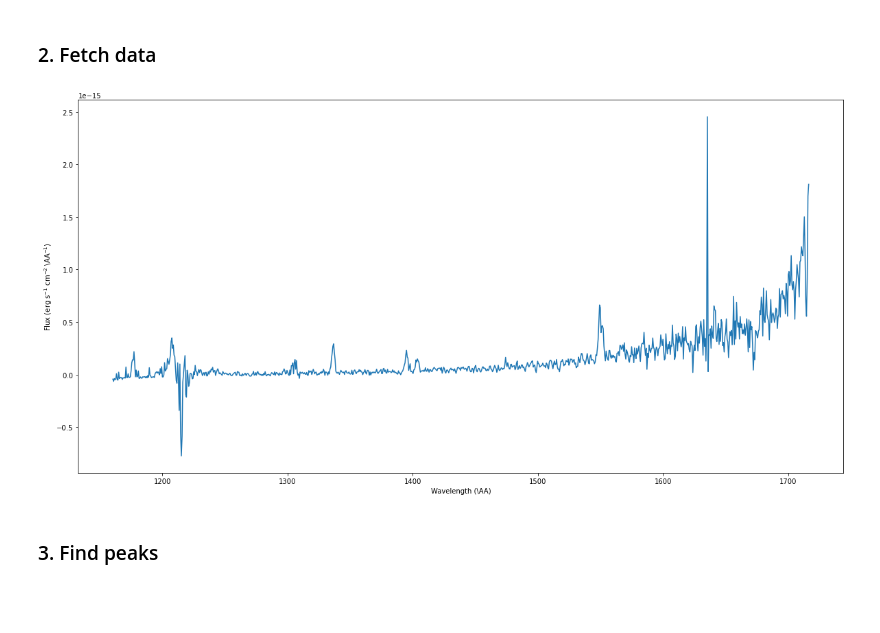
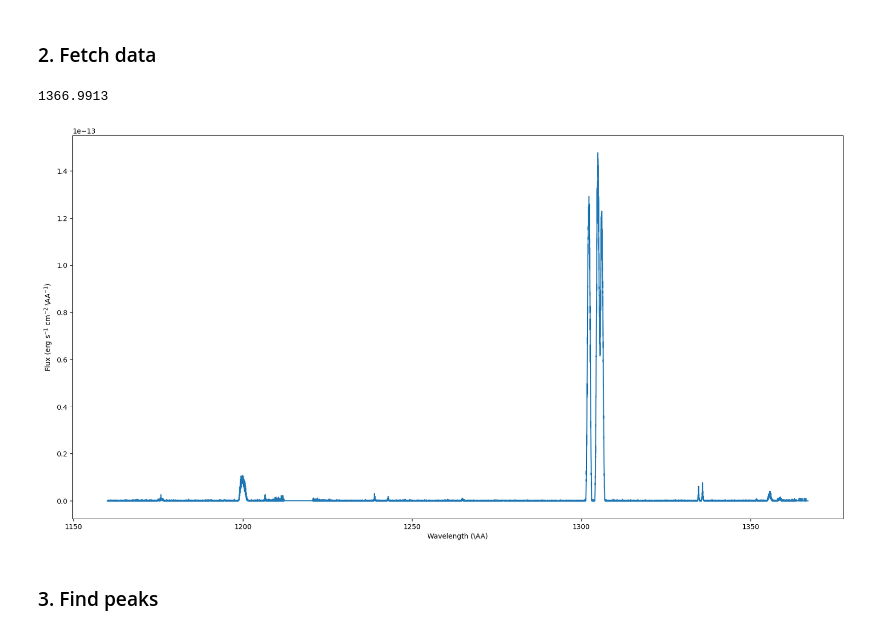
Before and after one commit to bellalongo/Star-Emission-Line-Flux, a Jupyter notebook: TOI-134/toi-134.ipynb, the cells around one changed output. Saved outputs shown, nothing was run; the diff lists cells and outputs as text; code cells hidden in the pictures; blank space fills up the shorter version.

```diff
--- a/TOI-134/toi-134.ipynb
+++ b/TOI-134/toi-134.ipynb
@@ -22,19 +22,20 @@ from astropy.table import QTable, Table, Column
 # %% [markdown]
 <h3>2. Fetch data </h3>
 # %%
-data = fits.getdata('hlsp_muscles_hst_stis_wasp-121_g140l_v1_component-spec.fits')
+data = fits.getdata('hlsp_muscles_hst_cos_toi-134_g130m_v1_component-spec.fits')
 w, f , e, dq = data['WAVELENGTH'], data['FLUX'], data['ERROR'], data['DQ']
 mask = (w > 1160)
 plt.figure(figsize=(20,10))
 
 plt.plot(w[mask], f[mask])
 
 
 plt.xlabel('Wavelength (\AA)')
 plt.ylabel('Flux (erg s$^{-1}$ cm$^{-2}$ \AA$^{-1}$)')
 plt.show()
 # %% [output]
+1366.9913
-[figure, old version]
+[figure, new version]
 # %% [markdown]
 <h3>3. Find peaks</h3>
 # %%
```
Also changed, not shown: parts of 2 cells of this notebook.
